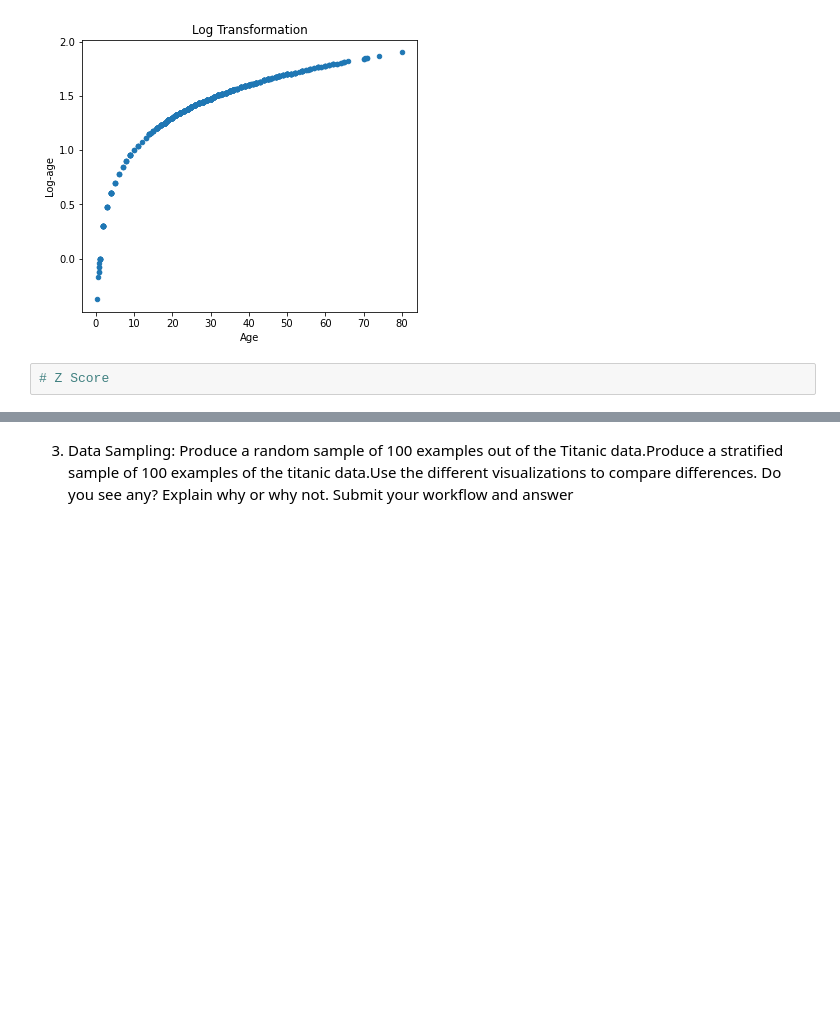
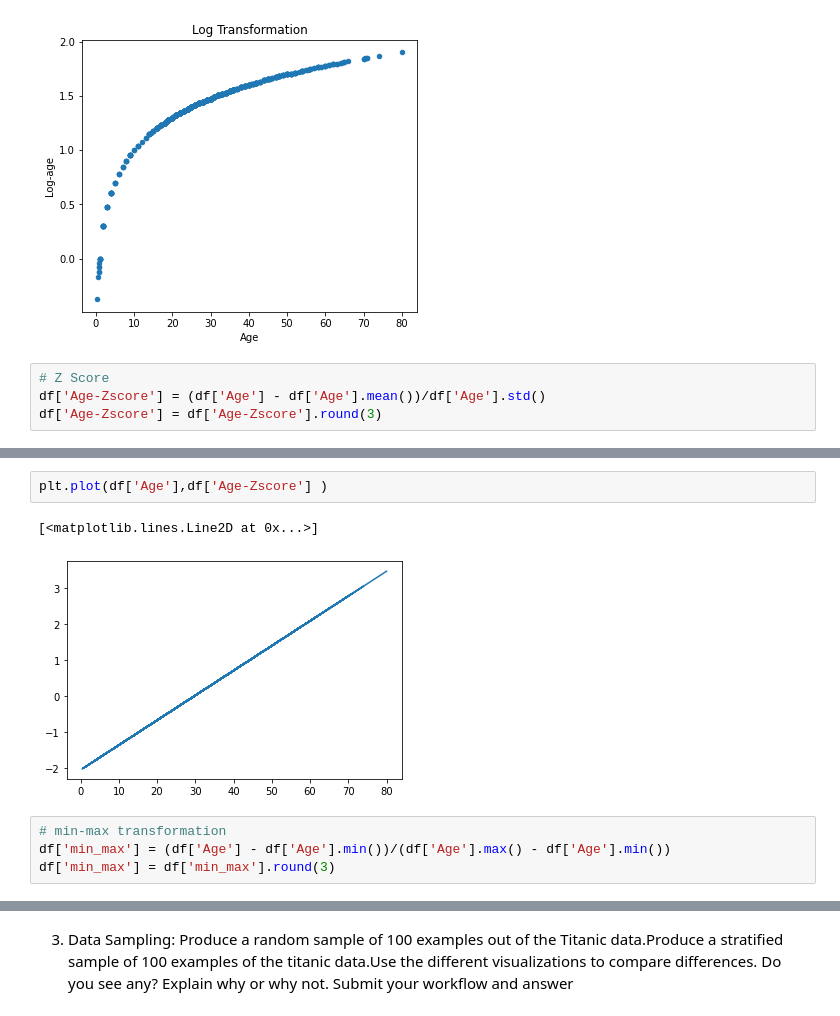
Before and after one commit to chaithrakc/syr_ads_machine_learning, a Jupyter notebook: week02data_preparation/lab_excercise/Lab 02 - Data Preparation.ipynb, the cells around one changed output, grey strips where cells are left out. Saved outputs shown, nothing was run; the diff lists cells and outputs as text; blank space fills up the shorter version.

```diff
--- a/week02data_preparation/lab_excercise/Lab 02 - Data Preparation.ipynb
+++ b/week02data_preparation/lab_excercise/Lab 02 - Data Preparation.ipynb
@@ -88,3 +101,5 @@ Text(0.5, 1.0, 'Log Transformation')
 [figure]
 # %%
 # Z Score
+df['Age-Zscore'] = (df['Age'] - df['Age'].mean())/df['Age'].std()
+df['Age-Zscore'] = df['Age-Zscore'].round(3)
@@ -90,0 +115,9 @@ Text(0.5, 1.0, 'Log Transformation')
+# %%
+plt.plot(df['Age'],df['Age-Zscore'] )
+# %% [output]
+[<matplotlib.lines.Line2D at 0x...>]
+[figure, added]
+# %%
+# min-max transformation
+df['min_max'] = (df['Age'] - df['Age'].min())/(df['Age'].max() - df['Age'].min())
+df['min_max'] = df['min_max'].round(3)
```
Also changed, not shown: parts of 13 cells of this notebook, 11 other files.
